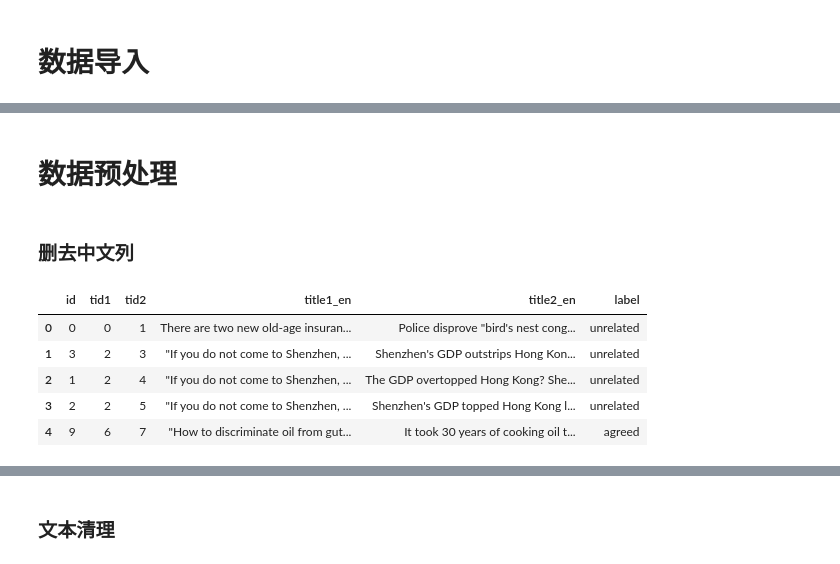
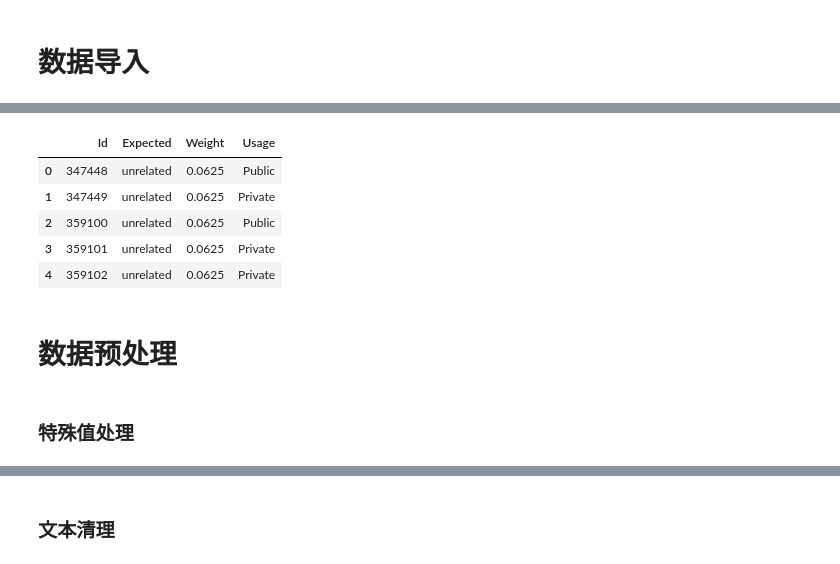
Before and after one commit to Douglas2oo/Transformer-Paddle, a Jupyter notebook: transformer_train.ipynb, the cells around one changed output, grey strips where cells are left out. Drawn from its saved outputs; the diff is of its cells as text; code cells hidden in the pictures.

```diff
--- a/transformer_train.ipynb
+++ b/transformer_train.ipynb
@@ -9,16 +36,15 @@ solution = pd.read_csv('./data/solution.csv')
+# %%
+solution = pd.read_csv('./data/solution.csv')
+
+solution.head()
+# %% [output]
+|  | Id | Expected | Weight | Usage |
+| 0 | 347448 | unrelated | 0.0625 | Public |
+| 1 | 347449 | unrelated | 0.0625 | Private |
+| 2 | 359100 | unrelated | 0.0625 | Public |
+| 3 | 359101 | unrelated | 0.0625 | Private |
+| 4 | 359102 | unrelated | 0.0625 | Private |
 # %% [markdown]
 # 数据预处理
 # %% [markdown]
-### 删去中文列
+### 特殊值处理
-# %%
-del train['title1_zh']
-del train['title2_zh']
-
-train.head()
-# %% [output]
-|  | id | tid1 | tid2 | title1_en | title2_en | label |
-| 0 | 0 | 0 | 1 | There are two new old-age insuran... | Police disprove "bird's nest cong... | unrelated |
-| 1 | 3 | 2 | 3 | "If you do not come to Shenzhen, ... | Shenzhen's GDP outstrips Hong Kon... | unrelated |
-| 2 | 1 | 2 | 4 | "If you do not come to Shenzhen, ... | The GDP overtopped Hong Kong? She... | unrelated |
-| 3 | 2 | 2 | 5 | "If you do not come to Shenzhen, ... | Shenzhen's GDP topped Hong Kong l... | unrelated |
-| 4 | 9 | 6 | 7 | "How to discriminate oil from gut... | It took 30 years of cooking oil t... | agreed |
```
Also changed, not shown: parts of 65 cells of this notebook.
